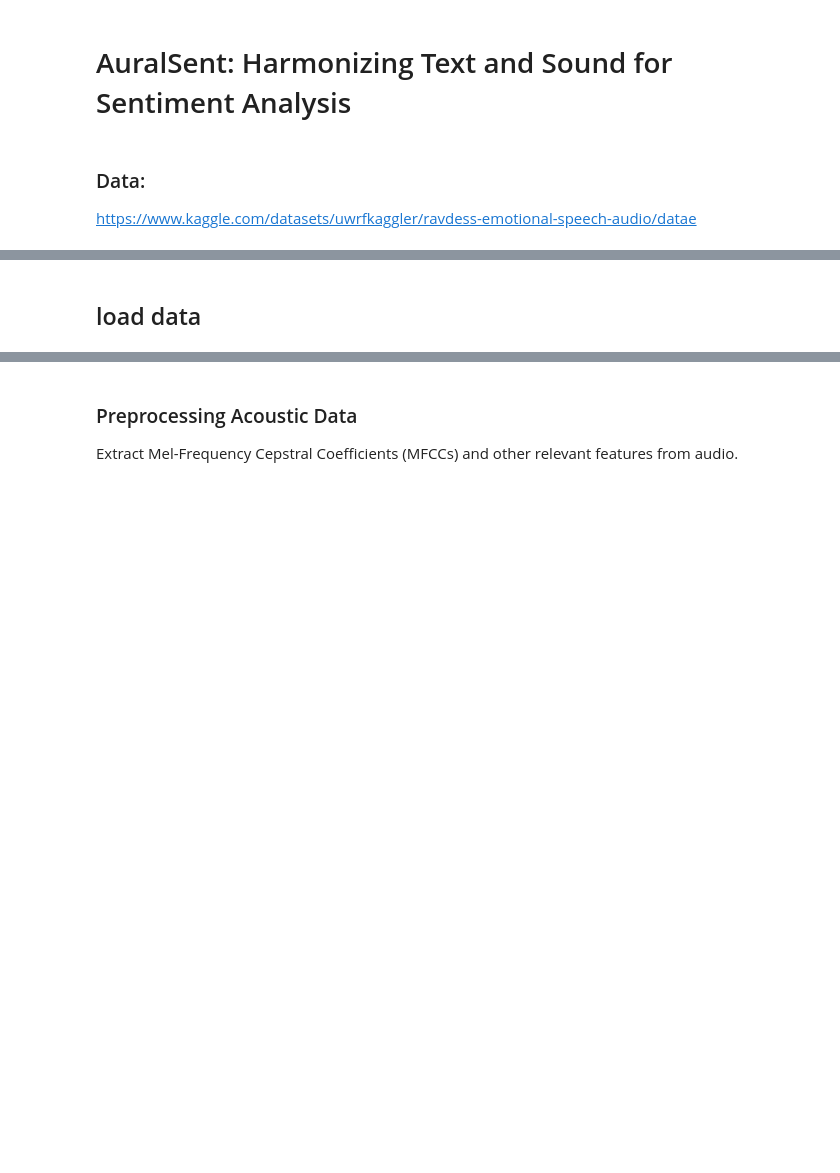
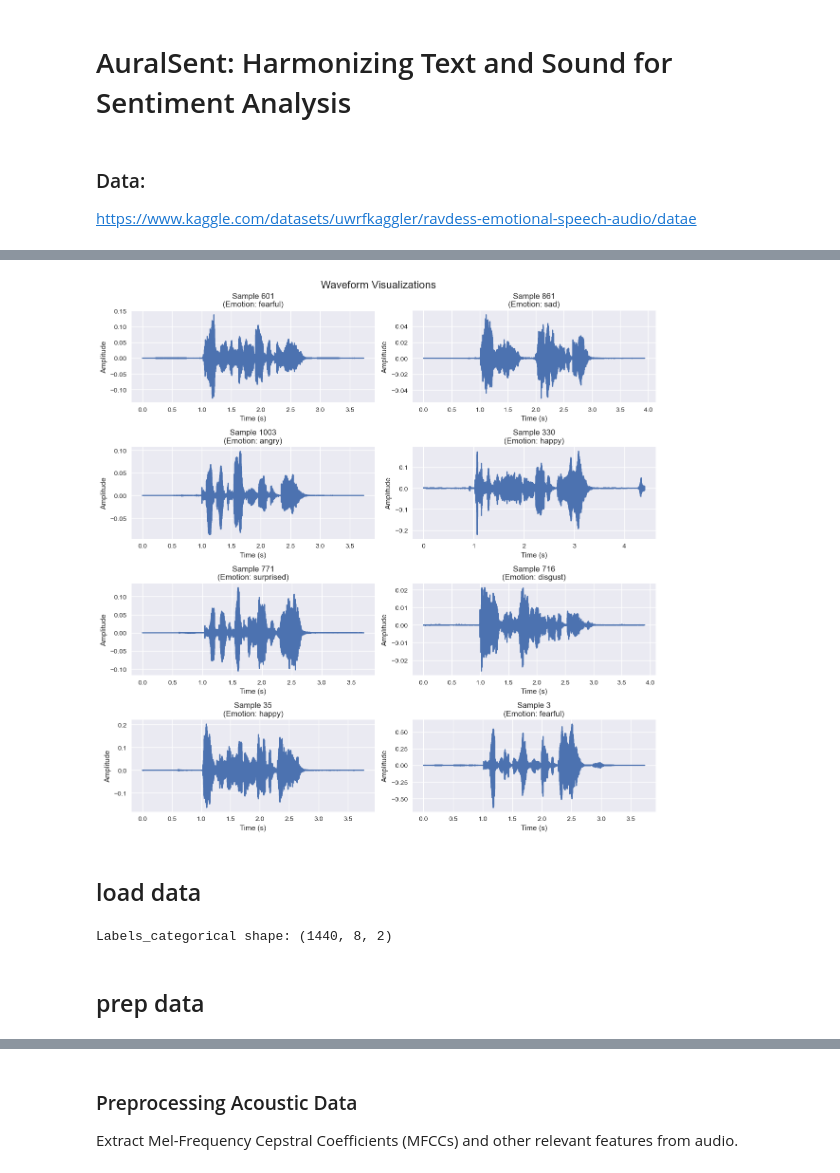
Before and after one commit to Avielstein/Natural-langauge-processing, a Jupyter notebook: AuralSent/Untitled.ipynb, the cells around one changed output, grey strips where cells are left out. Cells and saved outputs as stored; diff of their text form; code cells hidden in the pictures; blank space fills up the shorter version.

```diff
--- a/AuralSent/Untitled.ipynb
+++ b/AuralSent/Untitled.ipynb
@@ -37,3 +34,51 @@ To enable the following instructions: AVX2 FMA, in other operations, rebuild Ten
+# %%
+emotion_labels = ['neutral', 'calm', 'happy', 'sad', 'angry', 'fearful', 'disgust', 'surprised']
+
+speech_data = []  # This will contain file paths
+speech_labels = []  # This will contain corresponding labels
+dataset_path = 'archive/'
+
+actor_dirs = [adir for adir in os.listdir(dataset_path) if adir.startswith("Actor_")]
+for actor_dir in actor_dirs:
+    actor_path = os.path.join(dataset_path, actor_dir)
+    filenames = os.listdir(actor_path)
+    for filename in filenames:
+        speech_data.append(os.path.join(actor_path, filename))
+        # Assuming label is the third item in filename split by '-'
+        speech_labels.append(int(filename.split('-')[2]) - 1)  # Adjust based on your dataset structure
+
+#Random Sample Selection: Choose random samples from your dataset for visualization.
+sample_indices = np.random.choice(len(speech_data), size=8, replace=False)
+
+
+
+num_rows = 4
+num_cols = 2
+fig, axes = plt.subplots(num_rows, num_cols, figsize=(12, 12))
+
+fig.suptitle("Waveform Visualizations", fontsize=16)
+
+for i, index in enumerate(sample_indices):
+    row = i // num_cols
+    col = i % num_cols
+
+    audio_data, sr = librosa.load(speech_data[index])
+    label_index = speech_labels[index]
+    emotion = emotion_labels[label_index]
+
+    duration = len(audio_data) / sr
+    time = np.linspace(0, duration, num=len(audio_data))
+
+    ax = axes[row, col]
+    ax.plot(time, audio_data)
+    ax.set_title(f"Sample {index+1}\n(Emotion: {emotion})")
+    ax.set_xlabel("Time (s)")
+    ax.set_ylabel("Amplitude")
+
+plt.tight_layout()
+plt.show()
+# %% [output]
+[figure, added]
 # %% [markdown]
 ## load data
 # %%
@@ -43,7 +88,7 @@ def extract_features_and_labels(dataset_path):
     for actor_dir in tqdm(actor_dirs, desc="Actors Progress"):
         actor_path = os.path.join(dataset_path, actor_dir)
         filenames = os.listdir(actor_path)
-        for filename in filenames:  # Removed tqdm from this loop for cleaner output
+        for filename in filenames:
             file_path = os.path.join(actor_path, filename)
             # Extract MFCCs
             y, sr = librosa.load(file_path, sr=None)  # 'sr=None' for the file's original sample rate
@@ -56,5 +101,11 @@ def extract_features_and_labels(dataset_path):
 
 dataset_path = 'archive/'
 features, labels = extract_features_and_labels(dataset_path)
+
+print("Labels_categorical shape:", labels_categorical.shape)
+# %% [output]
+Labels_categorical shape: (1440, 8, 2)
+# %% [markdown]
+## prep data
 # %%
 from sklearn.model_selection import train_test_split
```
Also changed, not shown: parts of 25 cells of this notebook, 1 other file.
